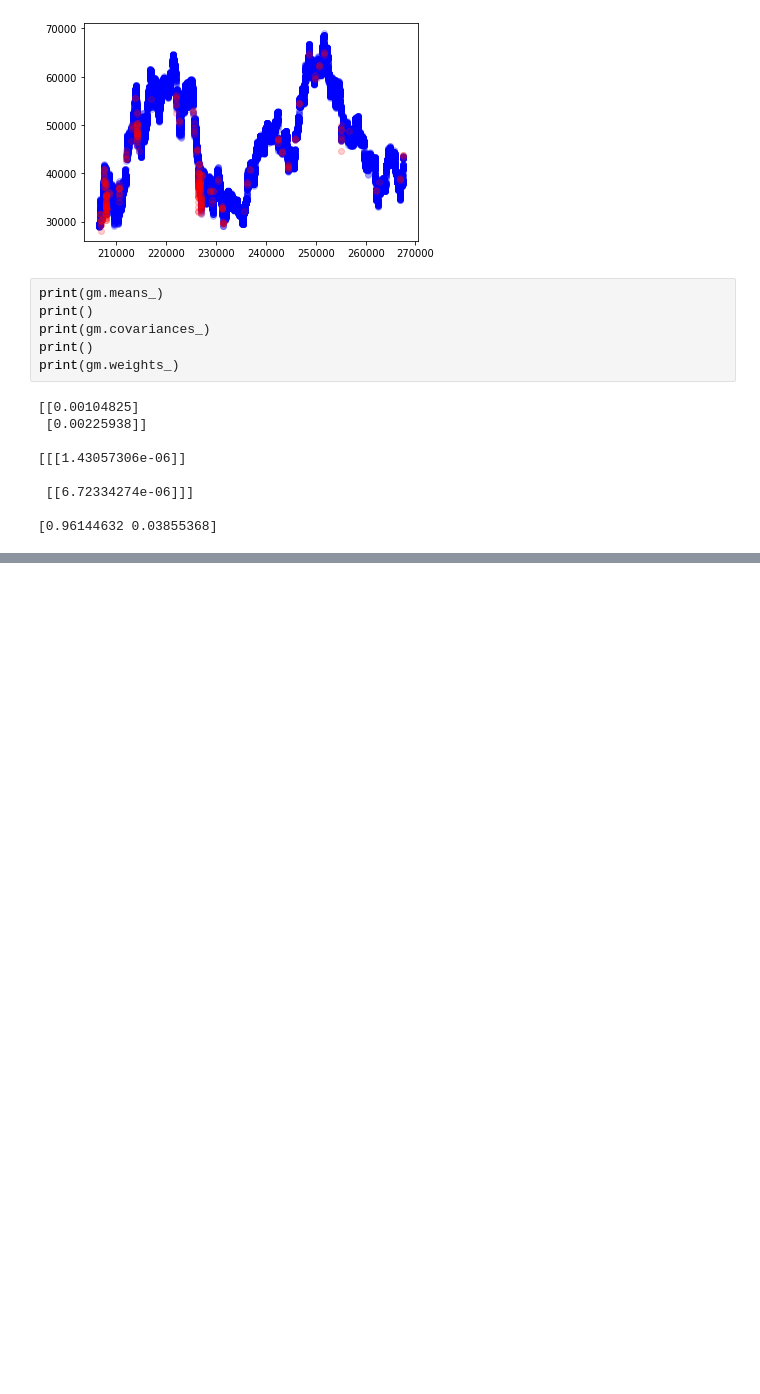
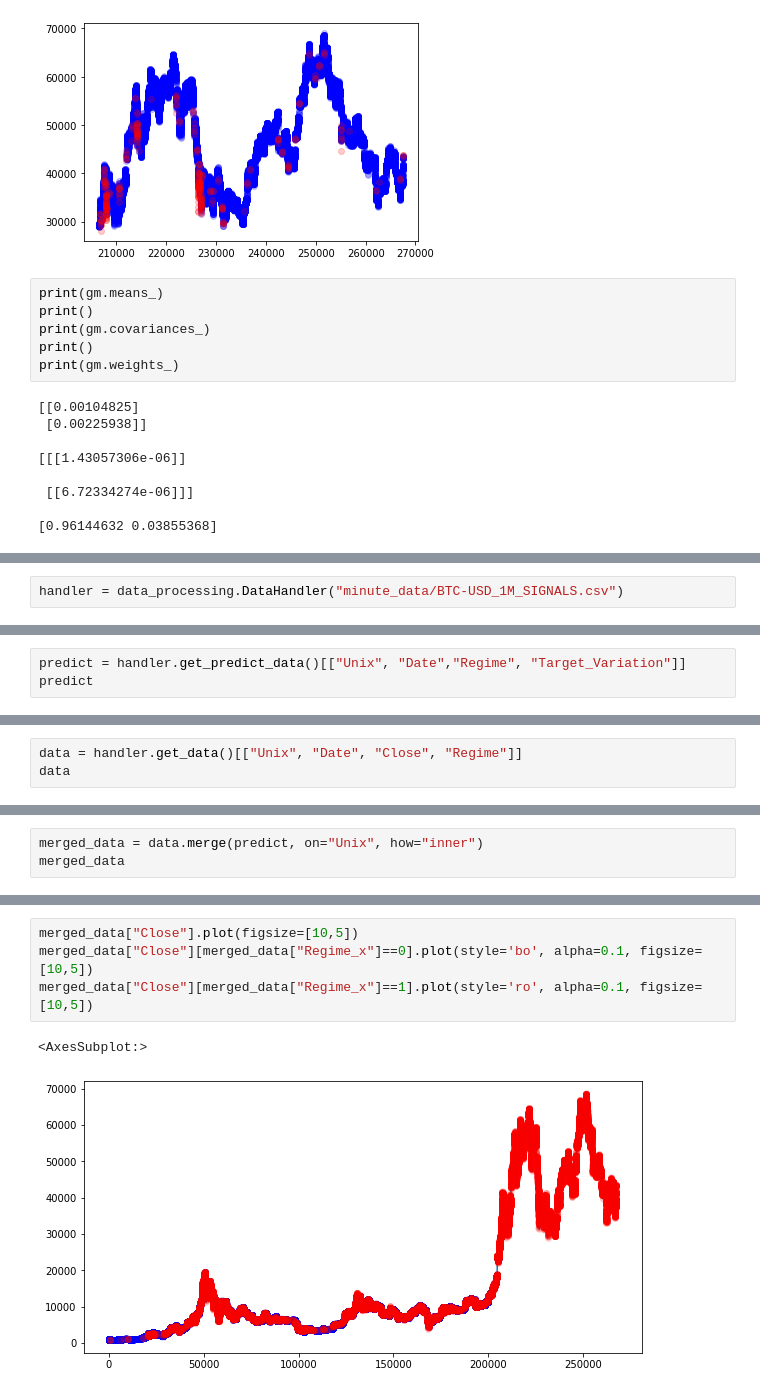
Before and after one commit to Alexis-Fauxbaton/Financial-Predictions, a Jupyter notebook: test.ipynb, the cells around one changed output, grey strips where cells are left out. Saved outputs shown, nothing was run; the diff lists cells and outputs as text; blank space fills up the shorter version.

```diff
--- a/test.ipynb
+++ b/test.ipynb
@@ -300,0 +165,2 @@ Name: RSI, Length: 267526, dtype: float64
+# %%
+handler = data_processing.DataHandler("minute_data/BTC-USD_1M_SIGNALS.csv")
@@ -300,0 +187,3 @@ Name: RSI, Length: 267526, dtype: float64
+# %%
+predict = handler.get_predict_data()[["Unix", "Date","Regime", "Target_Variation"]]
+predict
@@ -300,0 +204,3 @@ Name: RSI, Length: 267526, dtype: float64
+# %%
+data = handler.get_data()[["Unix", "Date", "Close", "Regime"]]
+data
@@ -300,0 +221,3 @@ Name: RSI, Length: 267526, dtype: float64
+# %%
+merged_data = data.merge(predict, on="Unix", how="inner")
+merged_data
@@ -300,0 +259,7 @@ Name: RSI, Length: 267526, dtype: float64
+# %%
+merged_data["Close"].plot(figsize=[10,5])
+merged_data["Close"][merged_data["Regime_x"]==0].plot(style='bo', alpha=0.1, figsize=[10,5])
+merged_data["Close"][merged_data["Regime_x"]==1].plot(style='ro', alpha=0.1, figsize=[10,5])
+# %% [output]
+<AxesSubplot:>
+[figure, added]
```
Also changed, not shown: parts of 38 cells of this notebook, 1 other file.
